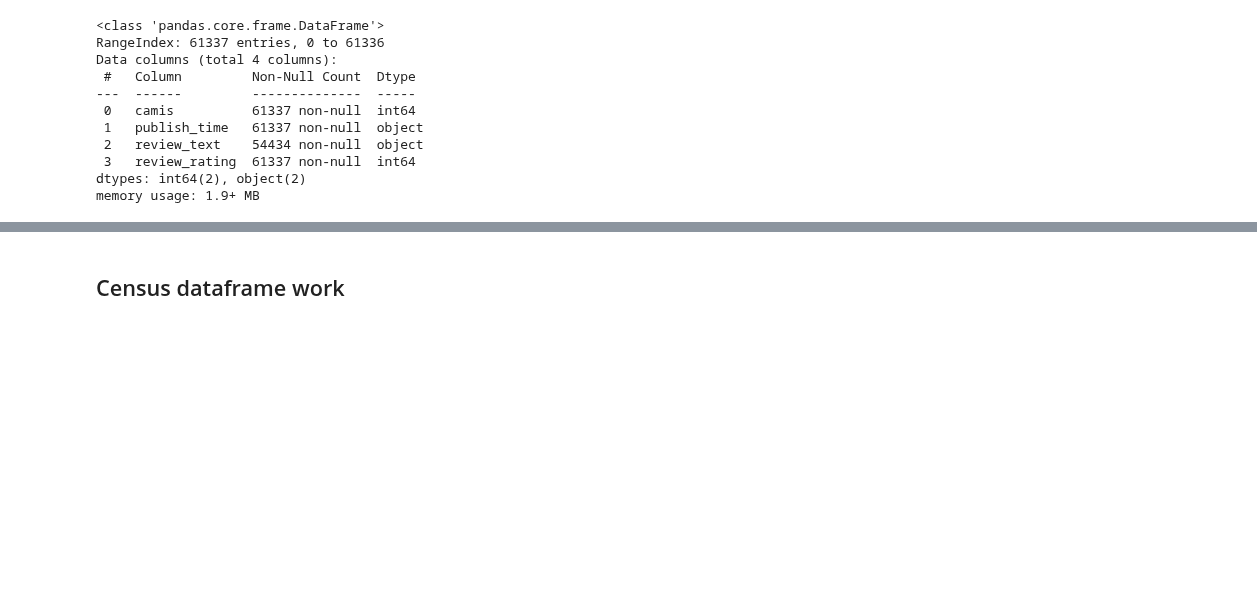
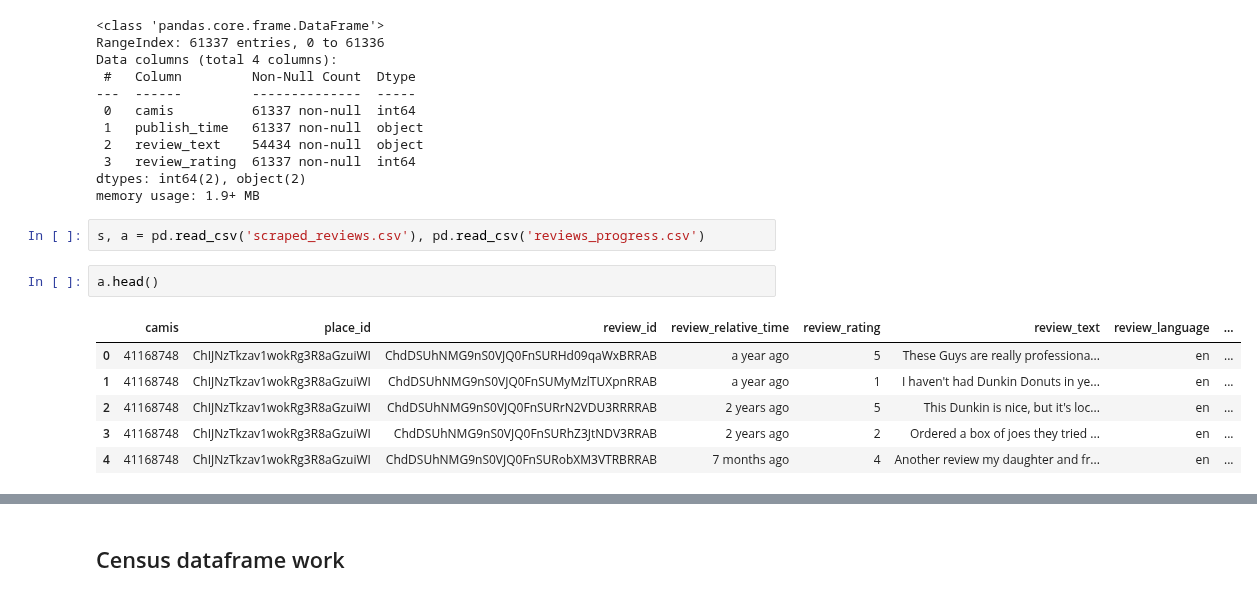
Before and after one commit to Somerville-2023/New-York-health-Inspection-Prediction, a Jupyter notebook: mvp.ipynb, the cells around one changed output, grey strips where cells are left out. Saved outputs shown, nothing was run; the diff lists cells and outputs as text; blank space fills up the shorter version.

```diff
--- a/mvp.ipynb
+++ b/mvp.ipynb
@@ -189,3 +196,14 @@ Data columns (total 4 columns):
  3   review_rating  61337 non-null  int64
 dtypes: int64(2), object(2)
 memory usage: 1.9+ MB
+# %%
+s, a = pd.read_csv('scraped_reviews.csv'), pd.read_csv('reviews_progress.csv')
+# %%
+a.head()
+# %% [output]
+|  | camis | place_id | review_id | review_relative_time | review_rating | review_text | review_language | ... |
+| 0 | 41168748 | ChIJNzTkzav1wokRg3R8aGzuiWI | ChdDSUhNMG9nS0VJQ0FnSURHd09qaWxBRRAB | a year ago | 5 | These Guys are really professiona... | en | ... |
+| 1 | 41168748 | ChIJNzTkzav1wokRg3R8aGzuiWI | ChdDSUhNMG9nS0VJQ0FnSUMyMzlTUXpnRRAB | a year ago | 1 | I haven't had Dunkin Donuts in ye... | en | ... |
+| 2 | 41168748 | ChIJNzTkzav1wokRg3R8aGzuiWI | ChdDSUhNMG9nS0VJQ0FnSURrN2VDU3RRRRAB | 2 years ago | 5 | This Dunkin is nice, but it's loc... | en | ... |
+| 3 | 41168748 | ChIJNzTkzav1wokRg3R8aGzuiWI | ChdDSUhNMG9nS0VJQ0FnSURhZ3JtNDV3RRAB | 2 years ago | 2 | Ordered a box of joes they tried ... | en | ... |
+| 4 | 41168748 | ChIJNzTkzav1wokRg3R8aGzuiWI | ChdDSUhNMG9nS0VJQ0FnSURobXM3VTRBRRAB | 7 months ago | 4 | Another review my daughter and fr... | en | ... |
```
Also changed, not shown: parts of 30 cells of this notebook, 2 other files.
